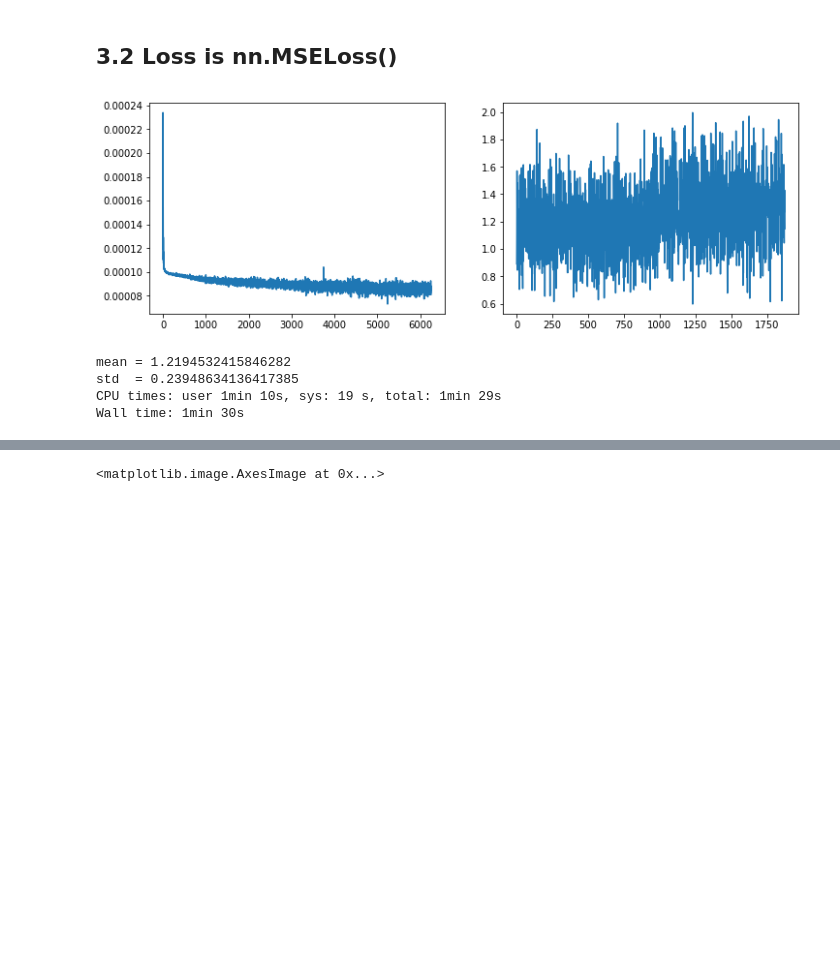
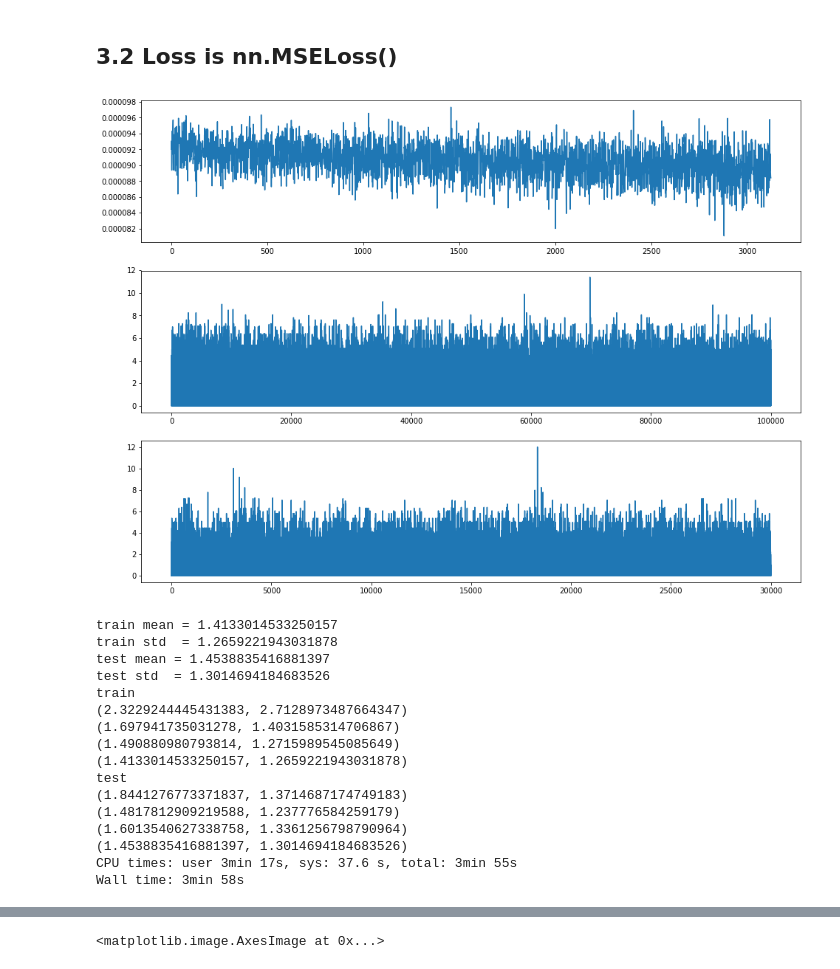
Before and after one commit to caitaozhan/deeplearning-localization, a Jupyter notebook: CNN-label.ipynb, the cells around one changed output, grey strips where cells are left out. Saved outputs shown, nothing was run; the diff lists cells and outputs as text; code cells hidden in the pictures; blank space fills up the shorter version.

```diff
--- a/CNN-label.ipynb
+++ b/CNN-label.ipynb
@@ -47,7 +47,7 @@ class Metrics:
         '''euclidian error when modeling the output representation is a matrix (image)\
            both pred and truth are batches, typically a batch of 32
         '''
-        error = 0
+        error = []
         for pred, truth in zip(pred_batch, truth_batch):
             pred, truth = pred[0], truth[0]  # there is only one channel
             indx = np.argmax(pred)
@@ -56,8 +56,8 @@ class Metrics:
             indx = np.argmax(truth)
             true_x = indx // grid_len
             true_y = indx %  grid_len
-            error += Utility.distance_error((pred_x, pred_y), (true_x, true_y))
-        return error/len(pred_batch)
+            error.append(Utility.distance_error((pred_x, pred_y), (true_x, true_y)))
+        return error
 # %% [markdown]
 # 0 Input is Image
 # %%
@@ -458,53 +487,82 @@ model     = net2.to(device)
 optimizer = optim.Adam(model.parameters(), lr=0.001)
 criterion = nn.MSELoss()  # criterion is the loss function
 
-num_epochs    = 2
-train_losses = []
-test_errors  = []
-best_acc = 0
+num_epochs = 4
+train_errors_epoch = []
+test_errors_epoch  = []
 print_every = 500
 
 for epoch in range(num_epochs):
     print(f'epoch = {epoch}')
+    train_losses = []
+    train_errors = []
+    test_errors  = []
     model.train()
     for t, sample in enumerate(sensor_input_dataloader):
         X = sample['matrix'].to(device)
         y = sample['label'].to(device)
         pred = model(X)
         loss = criterion(pred, y)
         optimizer.zero_grad()
         loss.backward()
         optimizer.step()
         train_losses.append(loss.item())
+        pred = pred.data.cpu()
+        y = y.data.cpu()
+        train_errors.extend(Metrics.localization_error_image(pred, y, Default.grid_length))
         if t % print_every == 0:
             print(f't = {t}, loss = {loss.item()}')
 
     model.eval()
-
     for t, sample in enumerate(sensor_input_test_dataloader):
         X = sample['matrix'].to(device)
         y = sample['label'].to(device)
         pred = model(X)
         pred = pred.data.cpu()
         y = y.data.cpu()
-        test_errors.append(Metrics.localization_error_image(pred, y, Default.grid_length))
+        test_errors.extend(Metrics.localization_error_image(pred, y, Default.grid_length))
 
     clear_output(True)
-    plt.figure(figsize=(12, 4))
-    plt.subplot(121)
+    plt.figure(figsize=(16, 12))
+    plt.subplot(311)
     plt.plot(train_losses)
-    plt.subplot(122)
+    plt.subplot(312)
+    plt.plot(train_errors)
+    plt.subplot(313)
     plt.plot(test_errors)
     plt.show()
 
-print('mean =', np.mean(test_errors))
-print('std  =', np.std(test_errors))
+    print('train mean =', np.mean(train_errors))
+    print('train std  =', np.std(train_errors))
+    print('test mean =', np.mean(test_errors))
+    print('test std  =', np.std(test_errors))
+    train_errors_epoch.append((np.mean(train_errors), np.std(train_errors)))
+    test_errors_epoch.append((np.mean(test_errors), np.std(test_errors)))
+
+print('train')
+for error in train_errors_epoch:
+    print(error)
+print('test')
+for error in test_errors_epoch:
+    print(error)
 # %% [output]
-[figure, old version]
+[figure, new version]
-mean = 1.2194532415846282
-std  = 0.23948634136417385
-CPU times: user 1min 10s, sys: 19 s, total: 1min 29s
-Wall time: 1min 30s
+train mean = 1.4133014533250157
+train std  = 1.2659221943031878
+test mean = 1.4538835416881397
+test std  = 1.3014694184683526
+train
+(2.3229244445431383, 2.7128973487664347)
+(1.697941735031278, 1.4031585314706867)
+(1.490880980793814, 1.2715989545085649)
+(1.4133014533250157, 1.2659221943031878)
+test
+(1.8441276773371837, 1.3714687174749183)
+(1.4817812909219588, 1.237776584259179)
+(1.6013540627338758, 1.3361256798790964)
+(1.4538835416881397, 1.3014694184683526)
+CPU times: user 3min 17s, sys: 37.6 s, total: 3min 55s
+Wall time: 3min 58s
 # %%
 model.eval()
 for t, sample in enumerate(sensor_input_test_dataloader):
```
Also changed, not shown: parts of 9 cells of this notebook, 1 other file.
